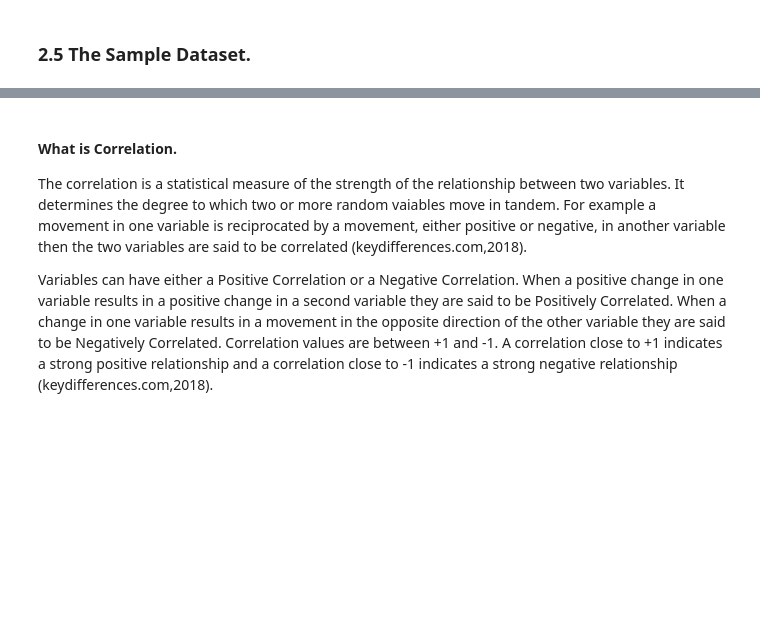
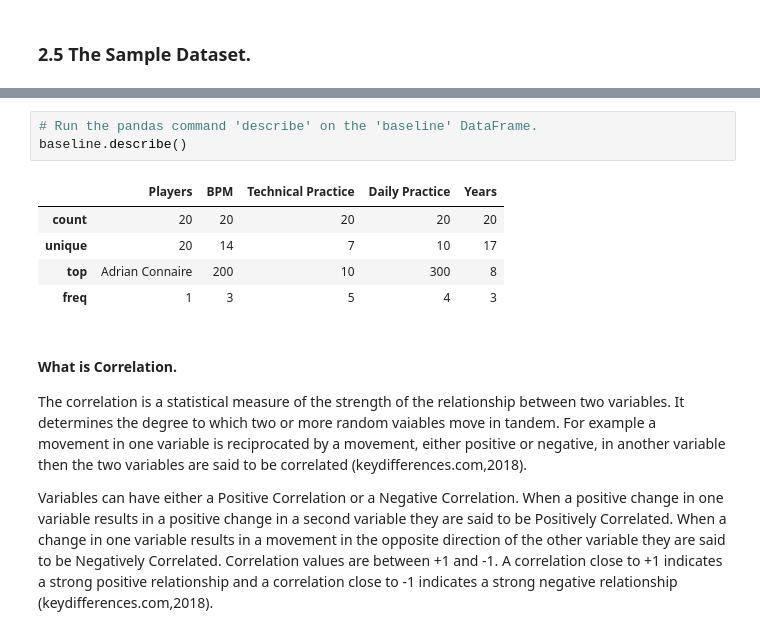
Before and after one commit to Wayne742/Programming-Project-S2, a Jupyter notebook: Programming for Data Analytics Project 2018.ipynb, the cells around one changed output, grey strips where cells are left out. Drawn from its saved outputs; the diff is of its cells as text; blank space fills up the shorter version.

```diff
--- a/Programming for Data Analytics Project 2018.ipynb
+++ b/Programming for Data Analytics Project 2018.ipynb
@@ -67,3 +93,12 @@ len(years)
+# %%
+# Run the pandas command 'describe' on the 'baseline' DataFrame.
+baseline.describe()
+# %% [output]
+|  | Players | BPM | Technical Practice | Daily Practice | Years |
+| count | 20 | 20 | 20 | 20 | 20 |
+| unique | 20 | 14 | 7 | 10 | 17 |
+| top | Adrian Connaire | 200 | 10 | 300 | 8 |
+| freq | 1 | 3 | 5 | 4 | 3 |
 # %% [markdown]
 #### What is Correlation.
 The correlation is a statistical measure of the strength of the relationship between two variables. It determines the degree to which two or more random vaiables move in tandem. For example a movement in one variable is reciprocated by a movement, either positive or negative, in another variable then the two variables are said to be correlated (keydifferences.com,2018).
```
Also changed, not shown: parts of 23 cells of this notebook.
